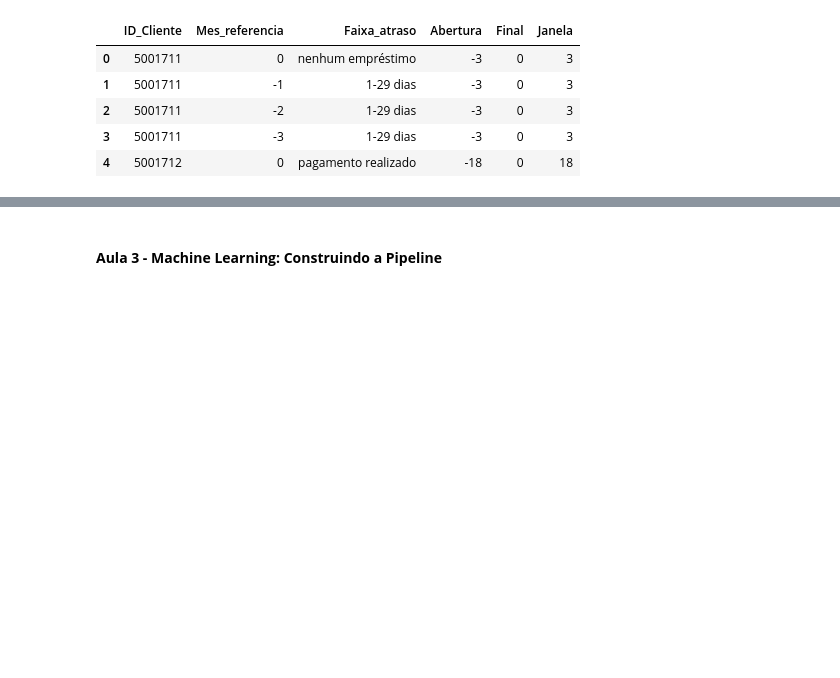
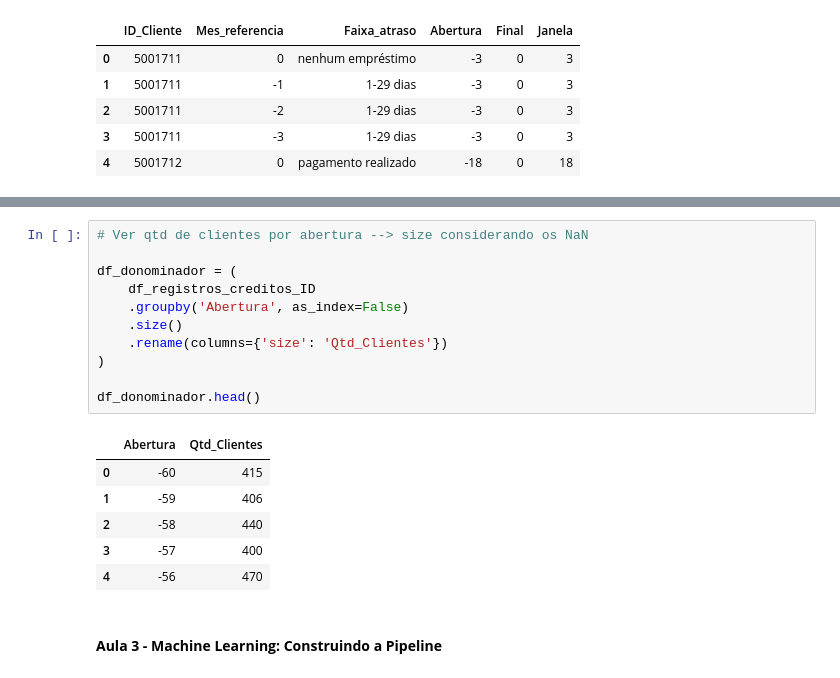
Before and after one commit to RicardViana/fiap-data-viz-and-production-models, a Jupyter notebook: deploy_de_aplicacoes.ipynb, the cells around one changed output, grey strips where cells are left out. Saved outputs shown, nothing was run; the diff lists cells and outputs as text; blank space fills up the shorter version.

```diff
--- a/deploy_de_aplicacoes.ipynb
+++ b/deploy_de_aplicacoes.ipynb
@@ -631,3 +708,21 @@ df_clientes_aprovados.head()
+# %%
+# Ver qtd de clientes por abertura --> size considerando os NaN
+
+df_donominador = (
+    df_registros_creditos_ID
+    .groupby('Abertura', as_index=False)
+    .size()
+    .rename(columns={'size': 'Qtd_Clientes'})
+)
+
+df_donominador.head()
+# %% [output]
+|  | Abertura | Qtd_Clientes |
+| 0 | -60 | 415 |
+| 1 | -59 | 406 |
+| 2 | -58 | 440 |
+| 3 | -57 | 400 |
+| 4 | -56 | 470 |
 # %% [markdown]
 #### **Aula 3 - Machine Learning: Construindo a Pipeline**
 # %% [markdown]
```
Also changed, not shown: parts of 15 cells of this notebook.
